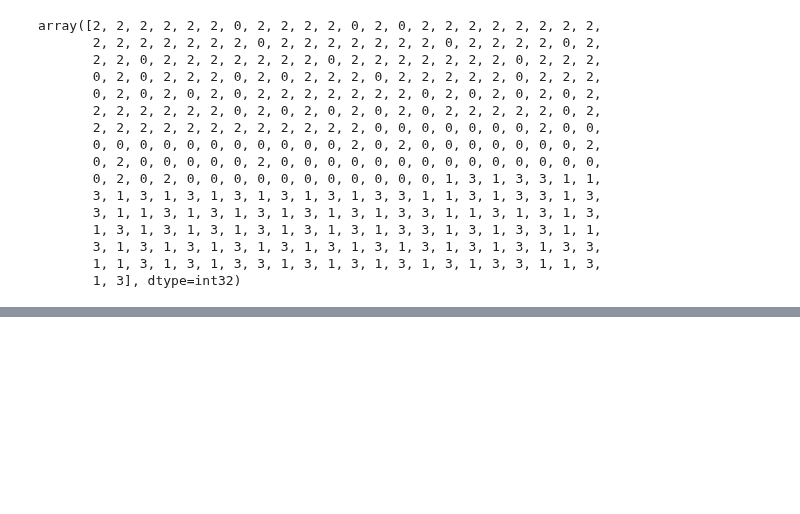
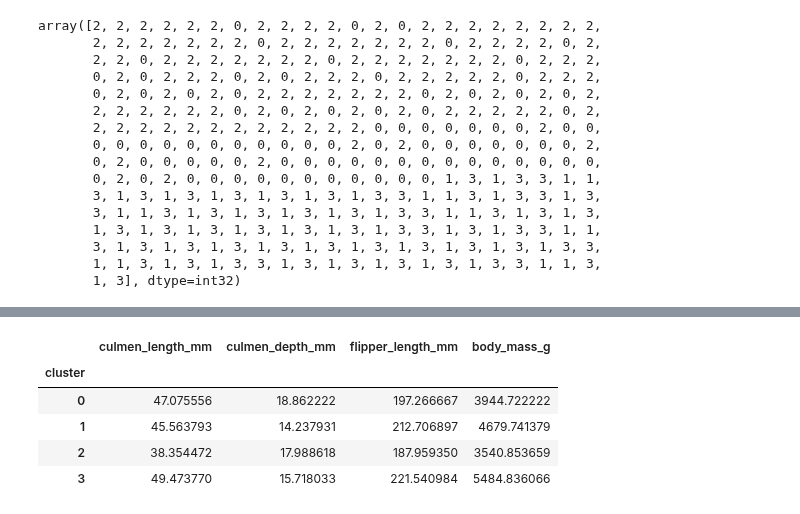
Before and after one commit to PaulToronto/DataCamp-Track---Machine-Learning-Scientist-in-Python, a Jupyter notebook: 4_Clustering_Antarctic_Penguin_Species.ipynb, the cells around one changed output, grey strips where cells are left out. Drawn from its saved outputs; the diff is of its cells as text; code cells hidden in the pictures; blank space fills up the shorter version.

```diff
--- a/4_Clustering_Antarctic_Penguin_Species.ipynb
+++ b/4_Clustering_Antarctic_Penguin_Species.ipynb
@@ -240,0 +198,10 @@ plt.show()
+# %%
+stat_penguins = penguins.groupby('cluster', observed=True)[penguins.columns[:-2]].mean()
+stat_penguins
+# %% [output]
+|  | culmen_length_mm | culmen_depth_mm | flipper_length_mm | body_mass_g |
+| cluster |  |  |  |  |
+| 0 | 47.075556 | 18.862222 | 197.266667 | 3944.722222 |
+| 1 | 45.563793 | 14.237931 | 212.706897 | 4679.741379 |
+| 2 | 38.354472 | 17.988618 | 187.959350 | 3540.853659 |
+| 3 | 49.473770 | 15.718033 | 221.540984 | 5484.836066 |
```
Also changed, not shown: parts of 12 cells of this notebook.
